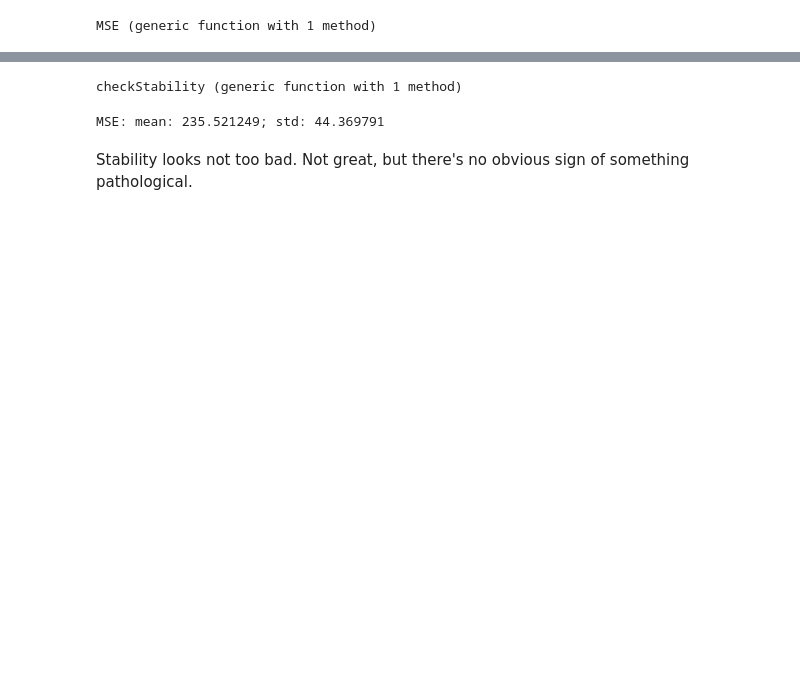
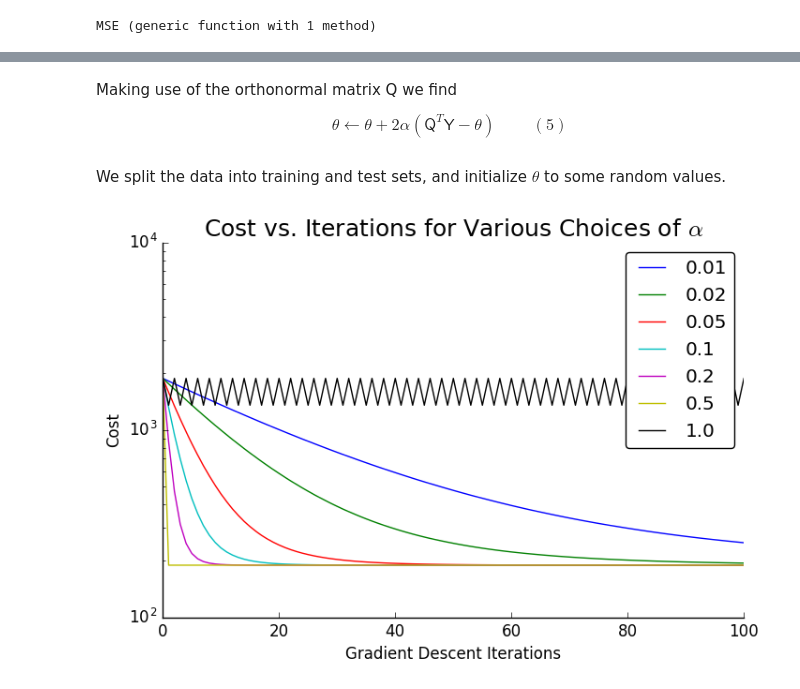
Before and after one commit to ztultrebor/Algorithms, a Jupyter notebook: ML/GradientDescent.ipynb, the cells around one changed output, grey strips where cells are left out. Cells and saved outputs as stored; diff of their text form; code cells hidden in the pictures; blank space fills up the shorter version.

```diff
--- a/ML/GradientDescent.ipynb
+++ b/ML/GradientDescent.ipynb
@@ -182,3 +67,0 @@ OK
-# %%
-θ = transpose(Q[train,:])*Y[train]
-println("OK")
@@ -219,23 +72,46 @@ It's difficult to say if this is a good fit or a poor fit. Nevertheless let's ch
+# %% [markdown]
+Making use of the orthonormal matrix Q we find
+
+$$\;\;\;\;\;\;\;\; \theta \gets \theta + 2 \alpha \left( \mathsf Q^T \mathsf Y - \theta \right) \;\;\;\;\;\;\;\; (5)$$
+# %% [markdown]
+We split the data into training and test sets, and initialize $\theta$ to some random values.
 # %%
-function checkStability(X,Y, iters)
-    N = size(Y)[1]
-    MSEs = Array{Float64,1}(iters)
-    for i = 1:iters
-        examples = shuffle(1:N)
-        cut = 9*N÷10
-        train = examples[1:cut]
-        test = examples[cut+1:end]
-        θ = transpose(X[train,:])*Y[train]
-        MSEs[i] = MSE(X[test,:], Y[test], θ)
-    end
-    return mean(MSEs), std(MSEs)
-end
+θ⁰ = randn(size(Q)[2])
+
+N = size(Y)[1]
+examples = shuffle(1:N)
+cut = 9*N÷10
+
+train = examples[1:cut]
+test = examples[cut+1:end]
+Qtr, Qt = Q[train,:], Q[test,:]
+Ytr, Yt = Y[train], Y[test]
-# %% [output]
-checkStability (generic function with 1 method)
-# %%
-mm, ms = checkStability(Q,Y, 128)
-println("MSE: mean: $(round(mm,6)); std: $(round(ms, 6))")
-# %% [output]
-MSE: mean: 235.521249; std: 44.369791
-# %% [markdown]
-Stability looks not too bad. Not great, but there's no obvious sign of something pathological.
+# %%
+using PyPlot
+fig = figure(figsize=(8,5))
+ax = axes()
+tmax = 100
+for α in [0.01, 0.02, 0.05, 0.1, 0.2, 0.5, 1]
+    θ = θ⁰
+    MSEs = []
+    push!(MSEs, mean((Yt - Qt*θ).^2))
+    for t = 1:tmax
+        θ = θ  + 2*α*(transpose(Qtr)*Ytr - θ)
+        push!(MSEs, mean((Yt - Qt*θ) .^2))
+    end
+    plot(0:tmax, MSEs, label="$α")
+end
+
+ax[:set_yscale]("log")
+xlabel("Gradient Descent Iterations")
+ylabel("Cost")
+title(L"Cost vs. Iterations for Various Choices of $\alpha$", fontsize=18.0)
+
+legend(loc="best",fancybox="true")
+
+ax[:spines]["top"][:set_color]("none")
+ax[:spines]["right"][:set_color]("none")
+ax[:xaxis][:set_ticks_position]("bottom")
+ax[:yaxis][:set_ticks_position]("left")
+# %% [output]
+[figure, added]
```
Also changed, not shown: parts of 35 cells of this notebook.
